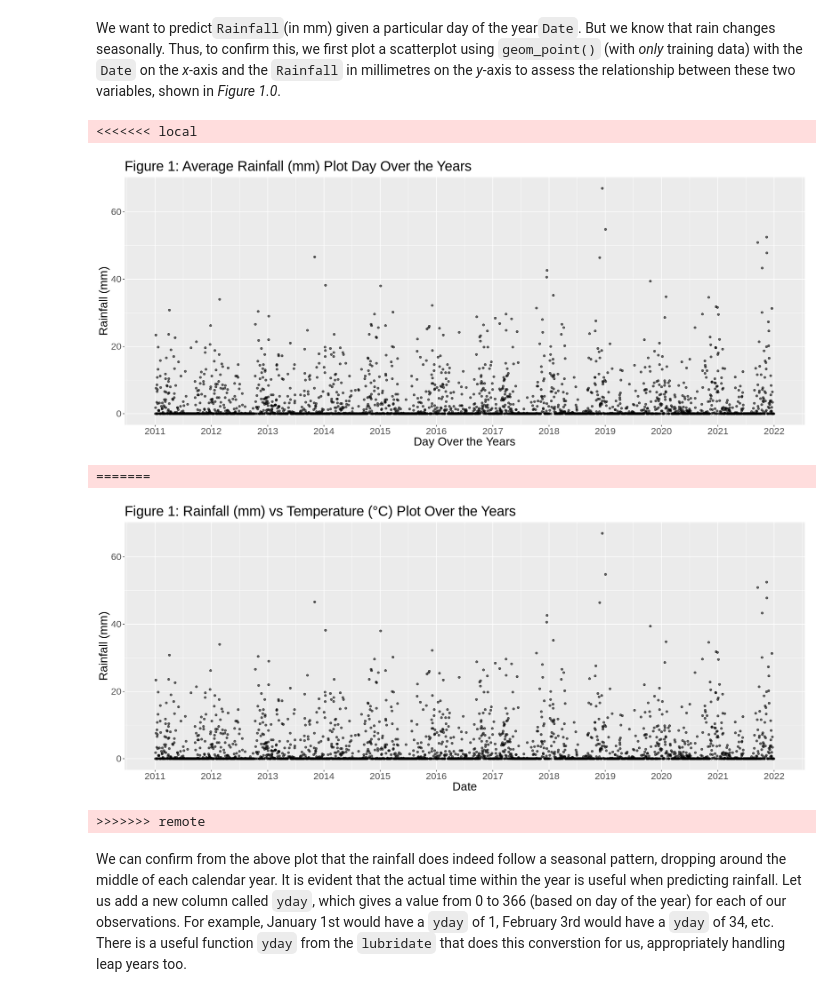
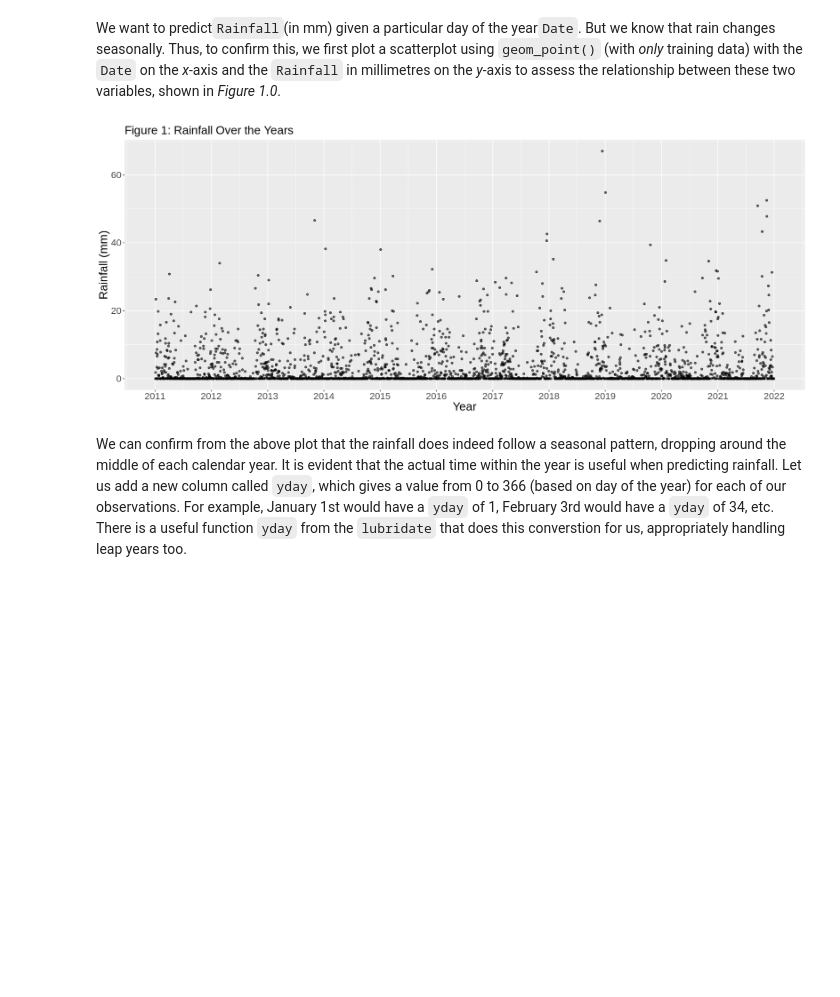
Before and after one commit to taimagher/Weather-Stats-Report, a Jupyter notebook: group78_report.ipynb, the cells around one changed output. Cells and saved outputs as stored; diff of their text form; code cells hidden in the pictures; blank space fills up the shorter version.

```diff
--- a/group78_report.ipynb
+++ b/group78_report.ipynb
@@ -128,20 +128,15 @@ We want to predict`Rainfall`(in mm) given a particular day of the year`Date`. Bu
 # %%
 options(repr.plot.width = 17, repr.plot.height = 7)
 
 rain_over_time_plot <- ggplot(rain_training, aes(x = date, y = rain)) +
-                        ggtitle("Figure 1: Average Rainfall (mm) vs Temperature (°C) Plot Over the Years")+
                         geom_point(alpha = 0.6) +
-                        labs(x = "Date", y = "Rainfall (mm)") +
+                        labs(x = "Year", y = "Rainfall (mm)", subtitle = "Figure 1: Rainfall Over the Years") +
                         scale_x_date(date_labels = "%Y", date_breaks = "1 year") +
                         theme(text = element_text(size = 20))
 
 rain_over_time_plot
 # %% [output]
-<<<<<<< local
-[figure, old version]
+[figure, new version]
-=======
-[figure, removed]
->>>>>>> remote
 # %% [markdown]
 We can confirm from the above plot that the rainfall does indeed follow a seasonal pattern, dropping around the middle of each calendar year. It is evident that the actual time within the year is useful when predicting rainfall.
 Let us add a new column called `yday`, which gives a value from 0 to 366 (based on day of the year) for each of our observations. For example, January 1st would have a `yday` of 1, February 3rd would have a `yday` of 34, etc. There is a useful function `yday` from the `lubridate` that does this converstion for us, appropriately handling leap years too.
```
Also changed, not shown: parts of 22 cells of this notebook.
